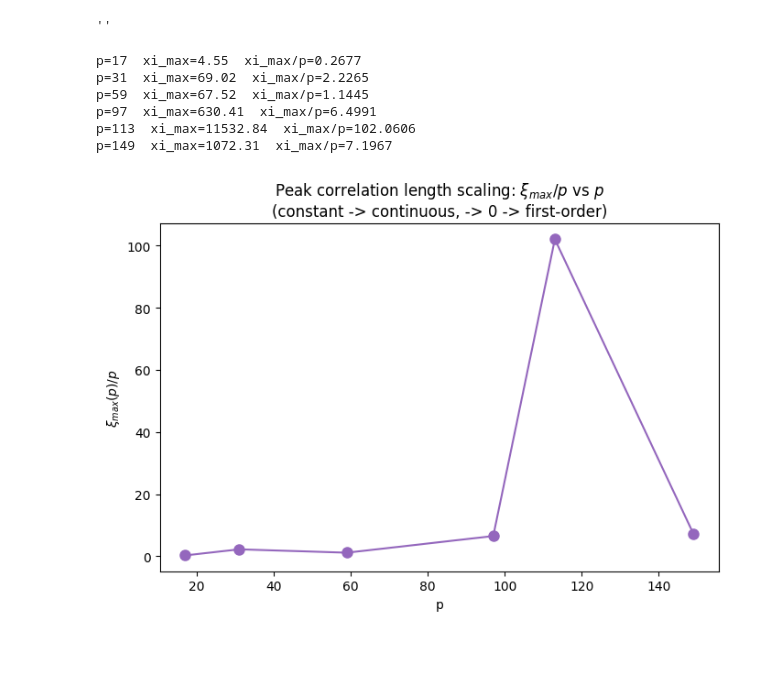
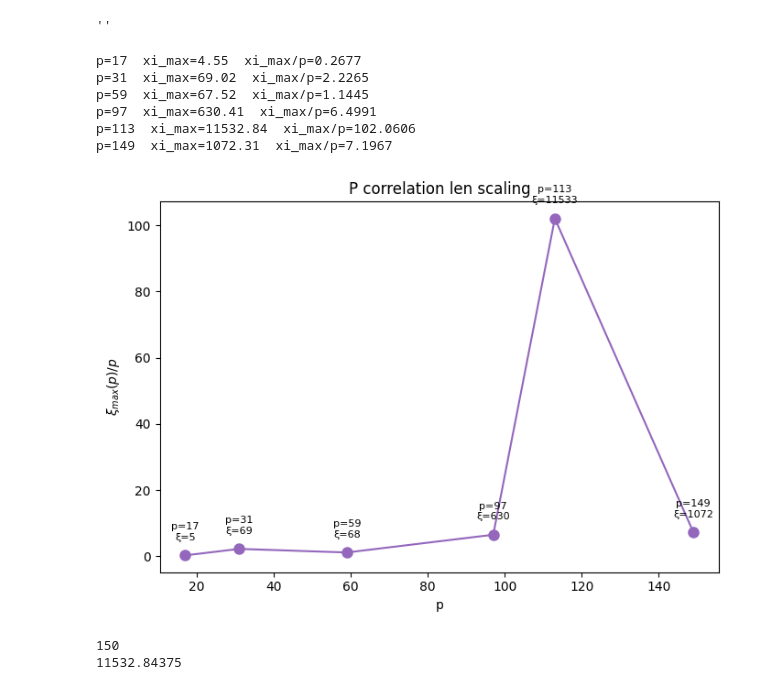
Before and after one commit to Aavash232311/Empirical-Analysis-of-Phase-Transitions-in-Transformer-Models-Using-Mechanistic-Interpretability, a Jupyter notebook: transformer-pt-analysis-main/src/Analysis/sharpness_and_width_transition.ipynb, the cells around one changed output. Cells and saved outputs as stored; diff of their text form; code cells hidden in the pictures; blank space fills up the shorter version.

Commit message:
Added: legend for p vs zernike correlation

```diff
--- a/transformer-pt-analysis-main/src/Analysis/sharpness_and_width_transition.ipynb
+++ b/transformer-pt-analysis-main/src/Analysis/sharpness_and_width_transition.ipynb
@@ -214,31 +214,47 @@ M_diag(t_ref) across 10 seeds:
 ''
 # %%
 xi_max_by_p = {res['p']: max(res['xi']) for res in all_results_multpile_p}
-
 
 p_arr = np.array(sorted(xi_max_by_p.keys()), dtype=float)
 xi_max_arr = np.array([xi_max_by_p[p] for p in p_arr], dtype=float)
 ratio = xi_max_arr / p_arr
 
 for p, xm, r in zip(p_arr, xi_max_arr, ratio):
     print(f"p={p:.0f}  xi_max={xm:.2f}  xi_max/p={r:.4f}")
 
-
-
 plt.figure(figsize=(7,5))
 plt.plot(p_arr, ratio, 'o-', color='tab:purple', markersize=8)
+
+# label each point with its p value
+for p, r, xi in zip(p_arr, ratio, xi_max_arr):
+    plt.annotate(
+        f"p={p:.0f}\nξ={xi:.0f}",
+        xy=(p, r),
+        xytext=(0, 12),
+        textcoords='offset points',
+        ha='center',
+        fontsize=8,
+        color='black'
+    )
+
 plt.xlabel('p')
 plt.ylabel(r'$\xi_{max}(p) / p$')
-plt.title(r'Peak correlation length scaling: $\xi_{max}/p$ vs $p$'
-          '\n(constant -> continuous, -> 0 -> first-order)')
+plt.title(r'P correlation len scaling')
 plt.tight_layout()
 plt.savefig("xi_max_over_p_vs_p.png", dpi=150)
 plt.show()
 # %% [output]
 p=17  xi_max=4.55  xi_max/p=0.2677
 p=31  xi_max=69.02  xi_max/p=2.2265
 p=59  xi_max=67.52  xi_max/p=1.1445
 p=97  xi_max=630.41  xi_max/p=6.4991
 p=113  xi_max=11532.84  xi_max/p=102.0606
 p=149  xi_max=1072.31  xi_max/p=7.1967
-[figure, old version]
+[figure, new version]
+# %%
+max_peak_prop = all_results_multpile_p[1]
+print(len(max_peak_prop['xi'])) # 150 * 50 = 7500 calculated under each epoch.
+print(max(max_peak_prop['xi']))
+# %% [output]
+150
+11532.84375
```
Also changed, not shown: 2 other files.
